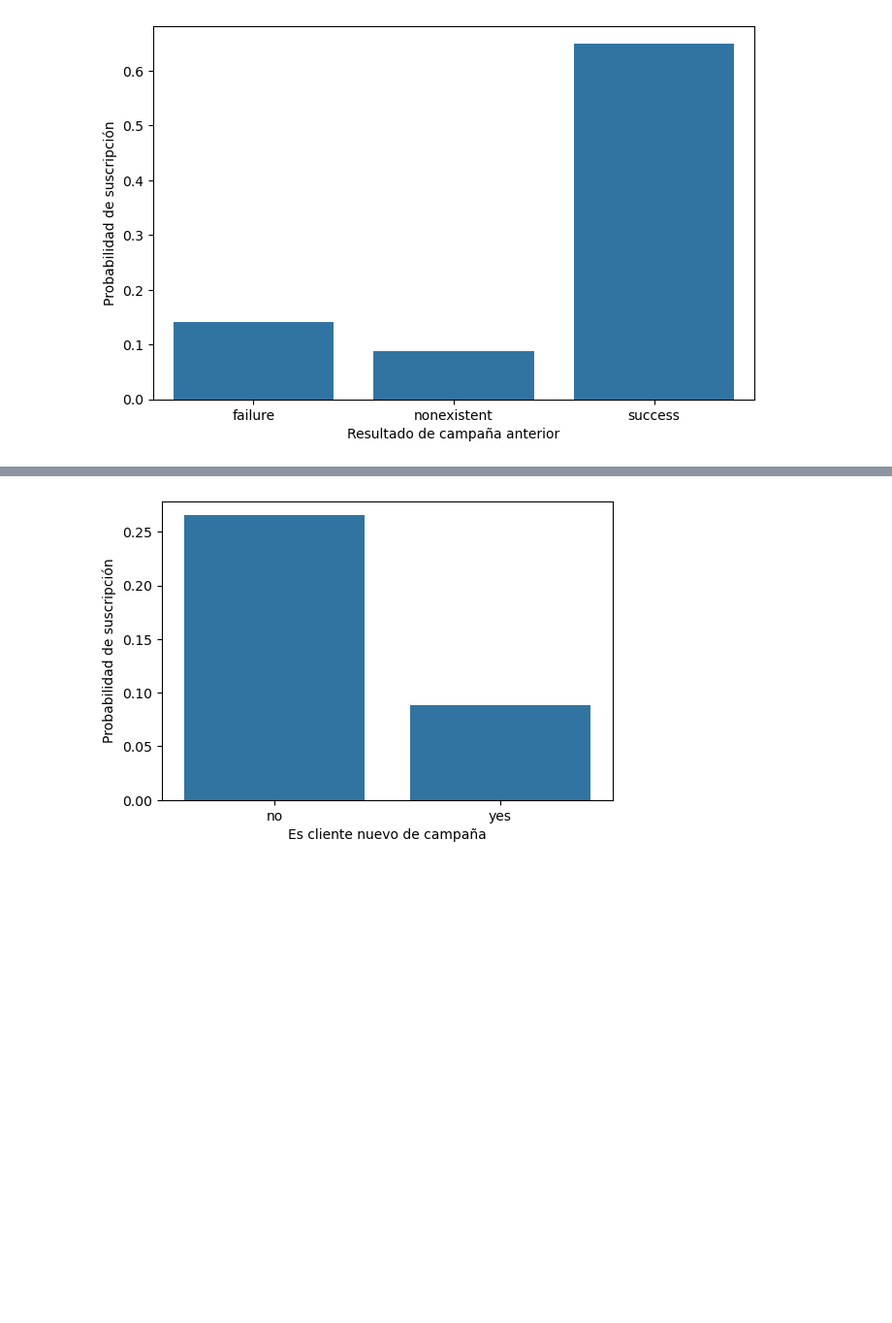
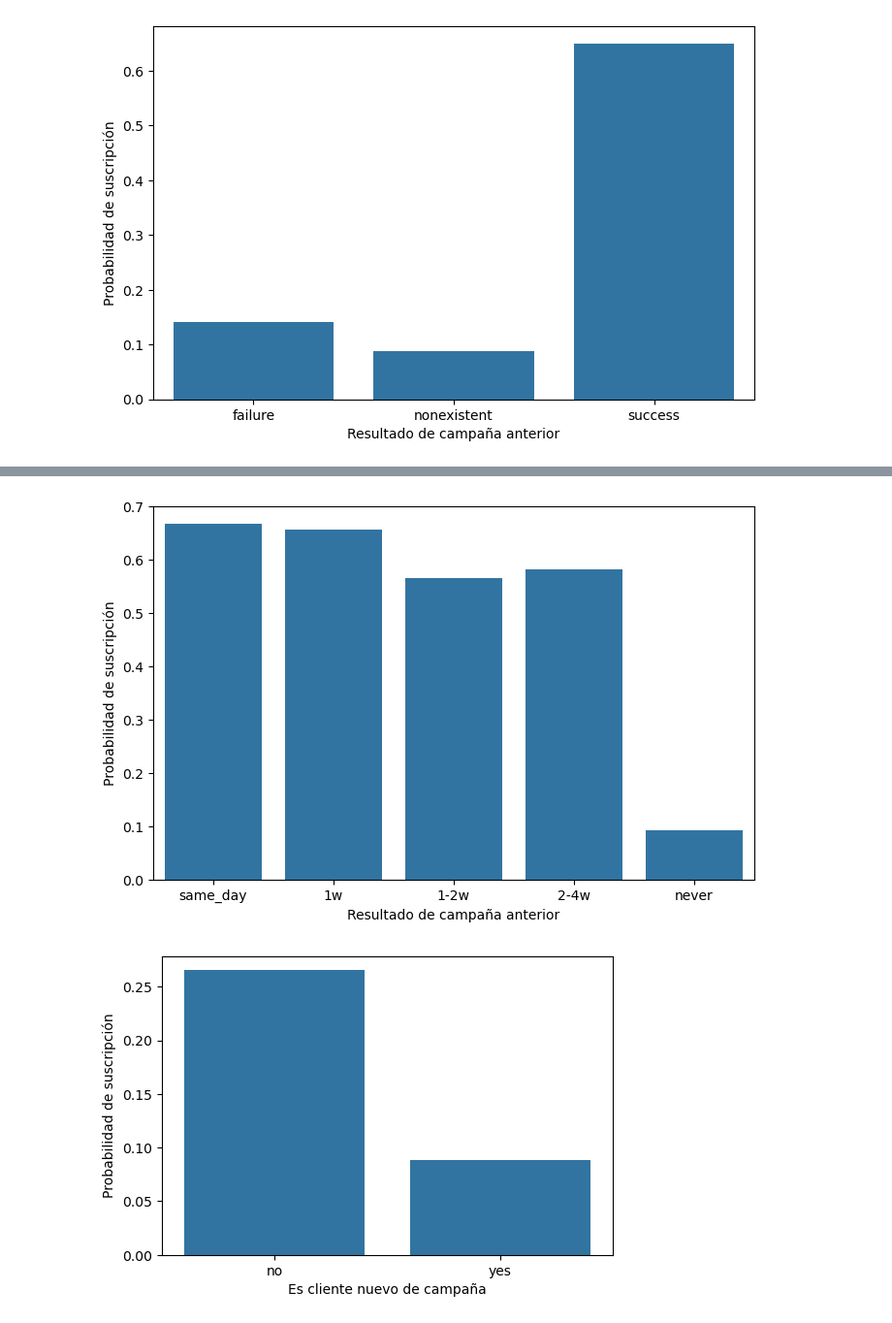
Before and after one commit to diegoperales065/marketing_analysis_fintech, a Jupyter notebook: notebooks/tarea_1_notebook.ipynb, the cells around one changed output, grey strips where cells are left out. Shown at 97% size. Cells and saved outputs as stored; diff of their text form; code cells hidden in the pictures; blank space fills up the shorter version.

```diff
--- a/notebooks/tarea_1_notebook.ipynb
+++ b/notebooks/tarea_1_notebook.ipynb
@@ -365,3 +385,22 @@ plt.show()
+# %%
+
+# calcular probabilidad de suscripción por la recencia del último contacto
+success_rate = df_fintech_clean.groupby('days_since_last_contact_group')['subscribed_num'].mean()
+
+# gráfico
+plt.figure(figsize=(8,5))
+
+sns.barplot(
+    x=success_rate.index,
+    y=success_rate.values
+)
+
+plt.ylabel("Probabilidad de suscripción")
+plt.xlabel("Resultado de campaña anterior")
+
+plt.show()
+# %% [output]
+[figure, added]
 # %%
 # Calcular probabilidad
 success_rate_new = df_fintech_clean.groupby('is_new_campaign_client')['subscribed_num'].mean()
```
Also changed, not shown: parts of 9 cells of this notebook, 3 other files.
